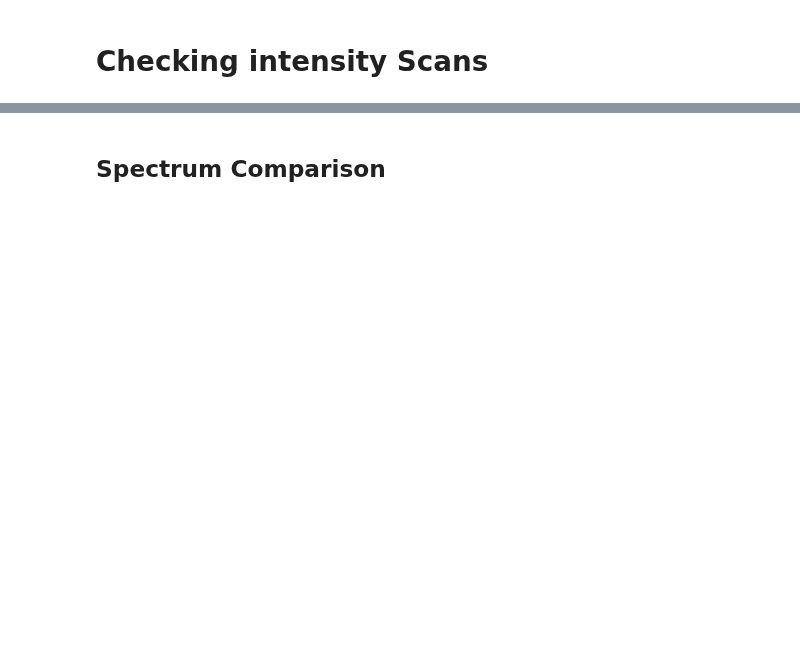
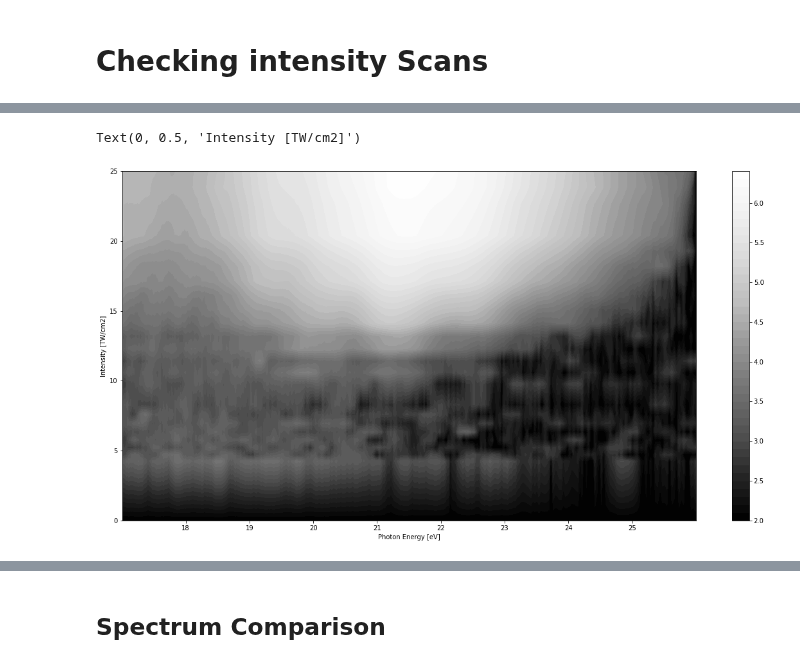
Before and after one commit to KasiaKoo/Artemis_Jan22, a Jupyter notebook: MgO_1800nm.ipynb, the cells around one changed output, grey strips where cells are left out. Cells and saved outputs as stored; diff of their text form; code cells hidden in the pictures; blank space fills up the shorter version.

```diff
--- a/MgO_1800nm.ipynb
+++ b/MgO_1800nm.ipynb
@@ -183,17 +198,16 @@ plt.show()
 # %%
 
 x, y, Z = MCP100_Iris.return_scan_data('intensity')
 fig, ax = plt.subplots(figsize = (20,10))
-l1, l2, l3 = (6000,1e5,2.3e6)
-cma = ax.contourf(y,x,Z, levels=np.linspace(0,l1,20), cmap='pink')
+vmin = 1e2
+Z[Z<vmin]=vmin
+cma = ax.contourf(y,x,np.log10(Z), levels=50, cmap='Greys_r')
 cba = plt.colorbar(cma, ax=ax)
-cmb = ax.contourf(y,x,Z, levels=np.linspace(l1,l2,30), cmap='cubehelix_r')
-cbb = plt.colorbar(cmb, ax=ax)
-cmc = ax.contourf(y,x,Z, levels=np.linspace(l2,l3,30), cmap='nipy_spectral')
-cbc = plt.colorbar(cmc, ax=ax)
-plt.xlim(12,24)
 plt.xlabel('Photon Energy [eV]')
 plt.ylabel('Intensity [TW/cm2]')
+# %% [output]
+Text(0, 0.5, 'Intensity [TW/cm2]')
+[figure, added]
 # %%
 t1 = Chirp.scan_data[Chirp.scan_data['wedge']==1000]
 t2 = MCP100_Iris.scan_data[MCP100_Iris.scan_data['intensity']==12.29]
```
Also changed, not shown: parts of 17 cells of this notebook, 4 other files.
